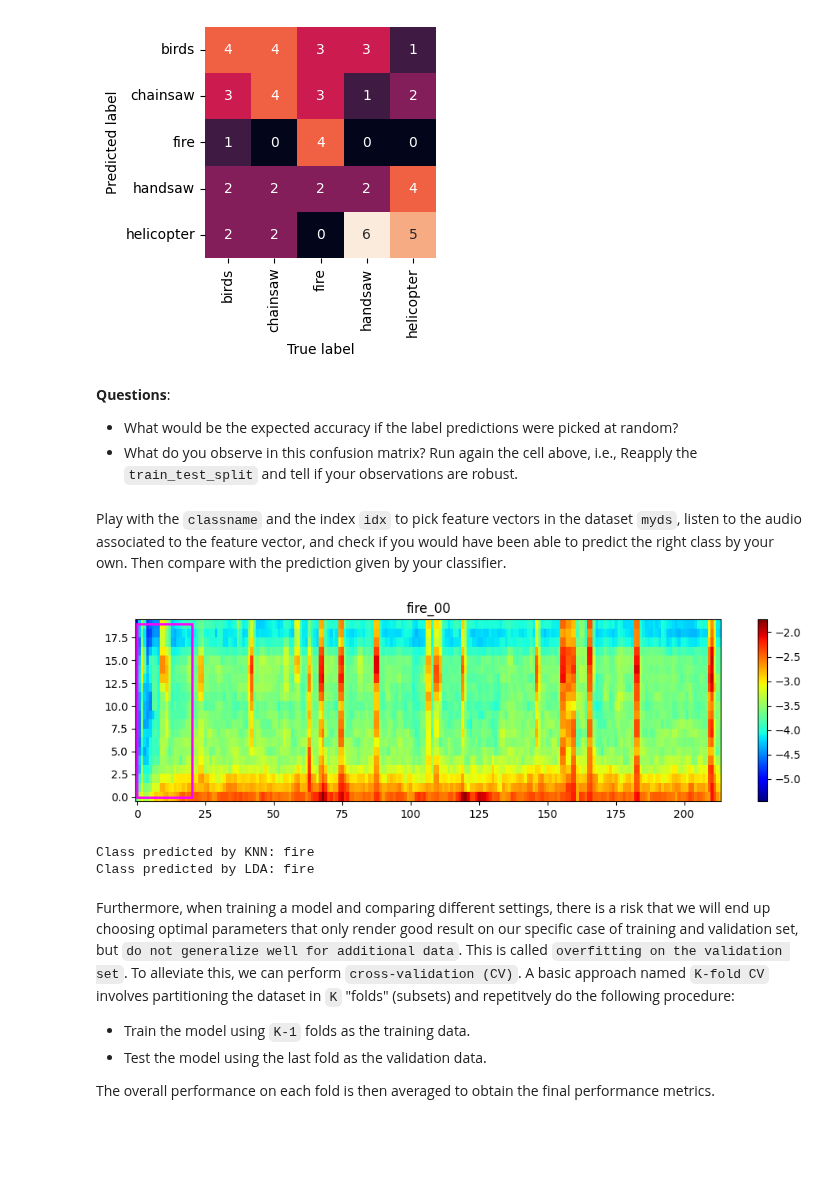
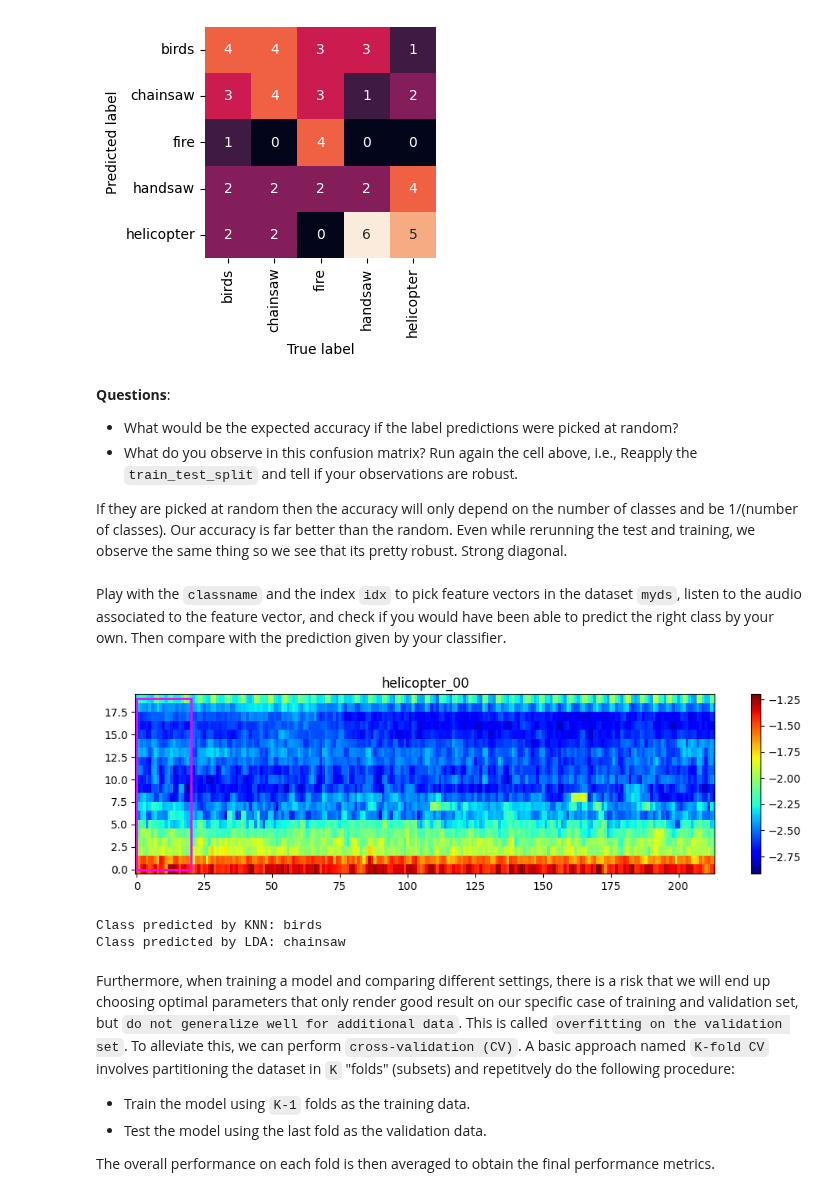
Before and after one commit to LELEC210X/LELEC210X, a Jupyter notebook: classification/h5a2_audio.ipynb, the cells around one changed output. Saved outputs shown, nothing was run; the diff lists cells and outputs as text; code cells hidden in the pictures; blank space fills up the shorter version.

```diff
--- a/classification/h5a2_audio.ipynb
+++ b/classification/h5a2_audio.ipynb
@@ -206,6 +217,9 @@ Accuracy of LDA with fixed train/validation sets : 31.7%
 **Questions**:
 - What would be the expected accuracy if the label predictions were picked at random?
 - What do you observe in this confusion matrix? Run again the cell above, i.e., Reapply the ``train_test_split`` and tell if your observations are robust.
+
+If they are picked at random then the accuracy will only depend on the number of classes and be 1/(number of classes).
+Our accuracy is far better than the random. Even while rerunning the test and training, we observe the same thing so we see that its pretty robust. Strong diagonal.
 # %%
 ### TO COMPLETE
 # Answer the questions above
@@ -214,23 +228,23 @@ Play with the ``classname`` and the index ``idx`` to pick feature vectors in the
 # %%
 ### TO RUN
 idx = 0
-classname = "fire"
+classname = "helicopter"
 myds.display([classname, idx], show_features=True)
 thisfv = myds.treat_spec(myds[classname, idx])[0]
 
 # this artefact is necessary because the 'predict' function expects a matrix_like input.
 mat = np.zeros((2, len(thisfv)))
 mat[0] = thisfv
 
 prediction_knn = model_knn.predict(mat)
 prediction_lda = model_lda.predict(mat)
 
 print("Class predicted by KNN:", prediction_knn[0])
 print("Class predicted by LDA:", prediction_lda[0])
 # %% [output]
-[figure, old version]
+[figure, new version]
-Class predicted by KNN: fire
-Class predicted by LDA: fire
+Class predicted by KNN: birds
+Class predicted by LDA: chainsaw
 # %% [markdown]
 Furthermore, when training a model and comparing different settings, there is a risk that we will end up choosing optimal parameters that only render good result on our specific case of training and validation set, but ``do not generalize well for additional data``. This is called ``overfitting on the validation set``. To alleviate this, we can perform ``cross-validation (CV)``. A basic approach named ``K-fold CV`` involves partitioning the dataset in ``K`` "folds" (subsets) and repetitvely do the following procedure:
 
```
Also changed, not shown: parts of 10 cells of this notebook.
